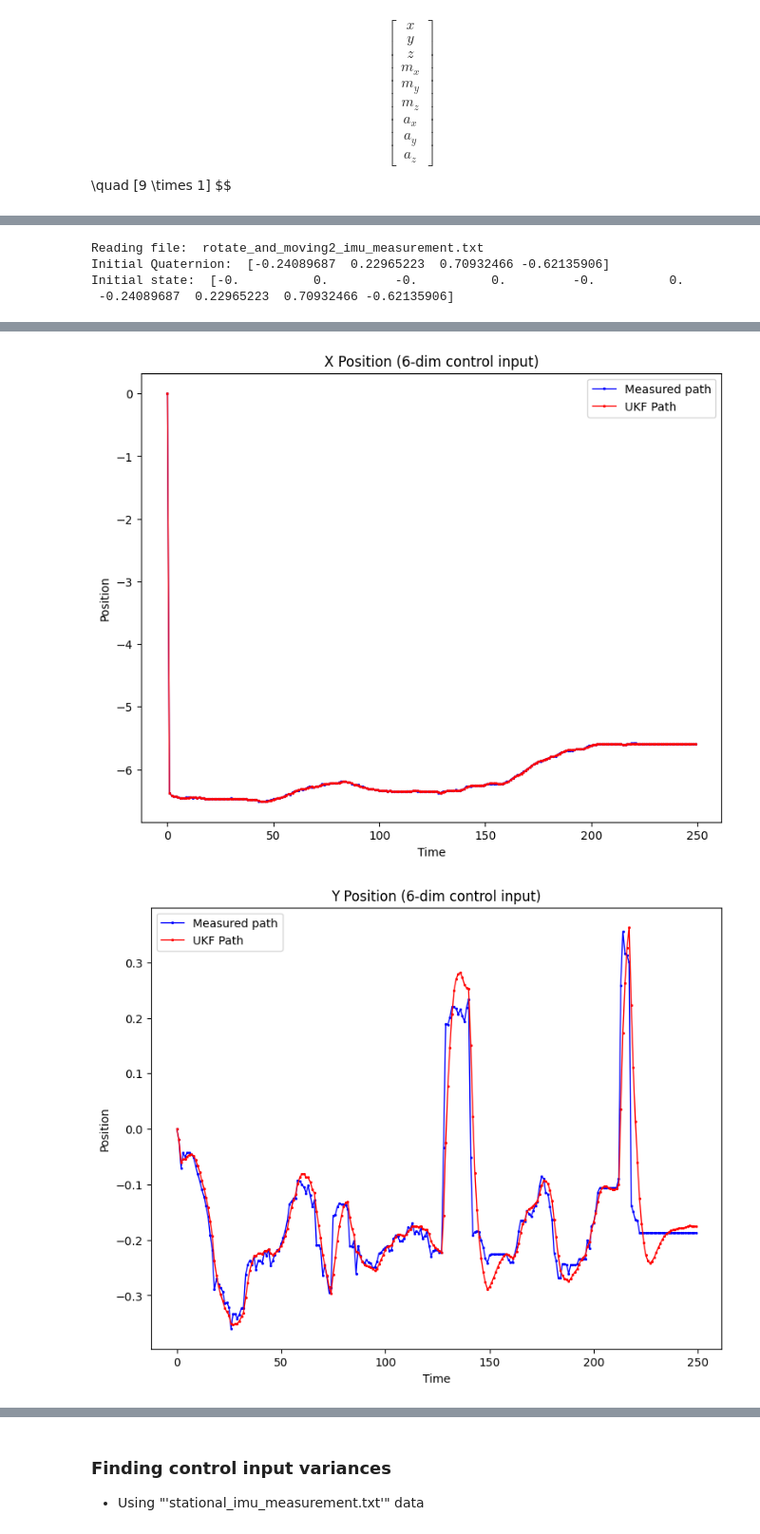
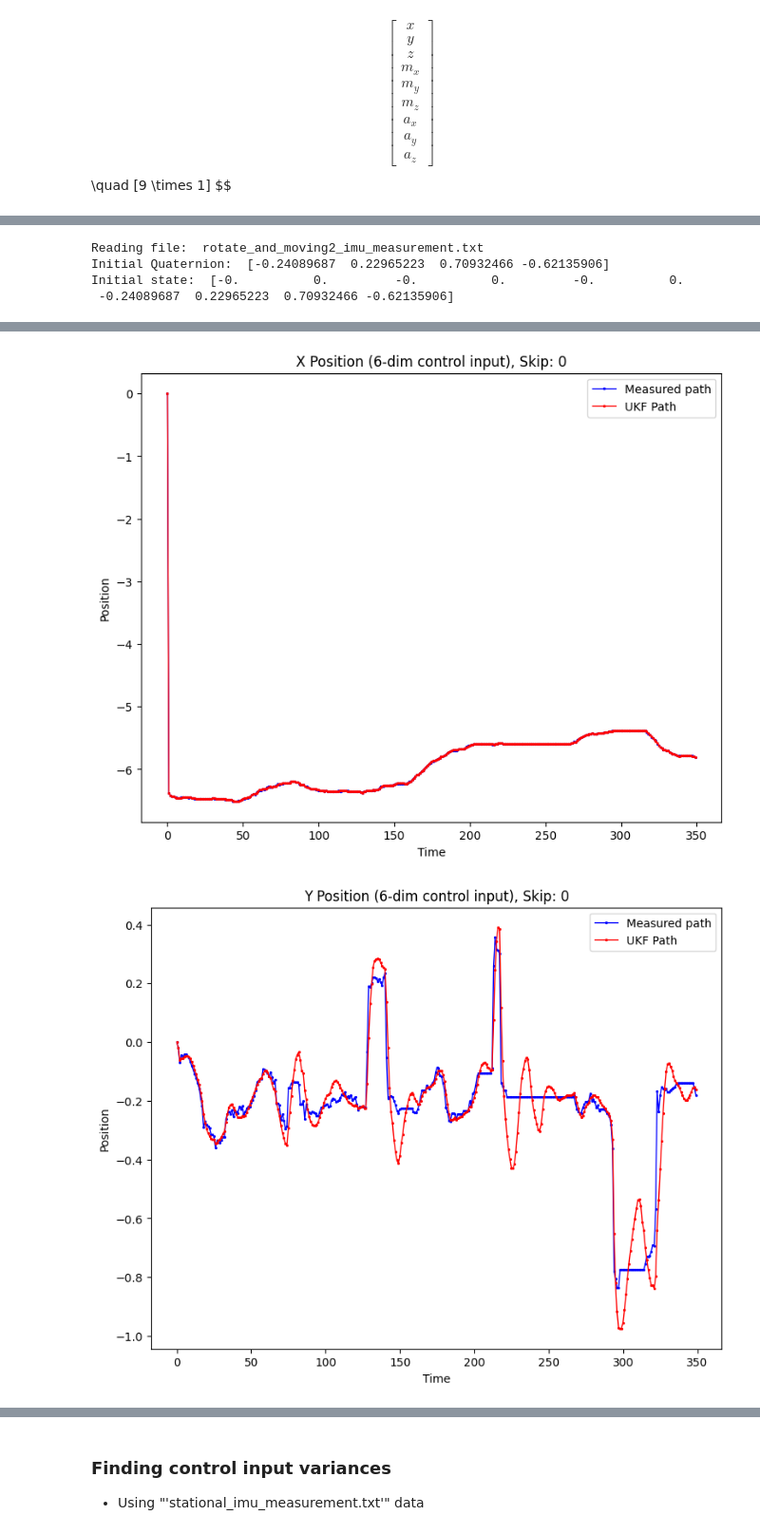
Before and after one commit to Jin00x/UKF_3D, a Jupyter notebook: ukf/ukf_3d_NED_6_dim_u.ipynb, the cells around one changed output, grey strips where cells are left out. Shown: that part at 95% size. Saved outputs shown, nothing was run; the diff lists cells and outputs as text; code cells hidden in the pictures.

Commit message:
Added Test of Gyro var calibration for dynamic motion

```diff
--- a/ukf/ukf_3d_NED_6_dim_u.ipynb
+++ b/ukf/ukf_3d_NED_6_dim_u.ipynb
@@ -88,7 +87,7 @@ def fx(sigma, dt, u):
 
     pos = np.array([x, y, z])
     vel = np.array([vx, vy, vz])
-    acc = np.array([ax, ay, az]) * g
+    acc = np.array([ax, ay, az])
     quat = np.array([q0, q1, q2, q3])
 
     # normalizing wouldn't hurt
@@ -107,7 +106,7 @@ def fx(sigma, dt, u):
     acc_global = R @ acc + init_g.ravel()
 
     # update position, and velocity in global frame
-    new_pos = pos + vel * dt + 0.5 * acc_global * dt**2
+    new_pos = pos + vel * dt + 0.5 * acc_global * (dt**2)
     new_vel = vel + acc_global * dt
 
     # update quaternion
@@ -144,11 +143,11 @@ def hx(sigma, acc, init_mag):
     pred_g = acc / acc_norm
 
     # TODO: Do we only check if acc_norm is close to stationary?
-    # if acc_norm >= 0.98 and acc_norm <= 1.02:
-    if True:
-        init_g = np.array([
+    if acc_norm >= (0.98 * g) and acc_norm <= (1.02 * g):
+    # if True:
+        init_g = g * np.array([
             [0.01],
-            [0.02],
+            [0.01],
             [0.99]
         ])
         pred_g = R.T @ init_g
@@ -326,14 +325,21 @@ quat_std = 0.6
 
 #-----------------Calibrated Variances-----------------#
 
-a_var = 0.0016473824699764314 # mean of x, y, z since they are close
-wx_var = 0.001958710398893773
-wy_var = 0.0012191127947227133
-wz_var = 0.0012058519896844583
+ax_var = 0.0016658880362581737
+ay_var = 0.0014447859371344522
+az_var = 0.0018314734365366685
+
+wx_var = 3.4186534199823104e-05
+wy_var = 2.1289448355532706e-05
+wz_var = 2.09939873262611e-05
+
+# wx_var = 0.001958710398893773
+# wy_var = 0.0012191127947227133
+# wz_var = 0.0012058519896844583
 
 x_measurement_var = 3.5140257117854756e-06
 y_measurement_var = 0.00011835920792969562
-z_measurement_var = 0.0012443314179301729
+z_measurement_var = 0.0012443314179301729 / 6
 
 mx_var = 0.43205725237431103
 my_var = 0.5172368921273852
@@ -345,7 +351,7 @@ ukf = UKF(
     dt=dt,
     hx=hx,
     fx=fx,
-    points=MerweScaledSigmaPoints(n=dim_x, alpha=0.1, beta=2., kappa=-1)
+    points=MerweScaledSigmaPoints(n=dim_x, alpha=0.1, beta=2., kappa=-7)
 )
 
 # ukf.x = np.array([0, 0, 0, 0, 0, 0, *init_quat])
@@ -361,9 +367,9 @@ ukf.R = np.diag([
     mx_var,
     my_var,
     mz_var,
-    a_var,
-    a_var,
-    a_var,
+    ax_var,
+    ay_var,
+    az_var,
 ])
 
 # Control input noise
@@ -374,9 +380,9 @@ Q0 = np.array([
     [wx_var, 0, 0, 0, 0, 0],
     [0, wy_var, 0, 0, 0, 0],
     [0, 0, wz_var, 0, 0, 0],
-    [0, 0, 0, a_var, 0, 0],
-    [0, 0, 0, 0, a_var, 0],
-    [0, 0, 0, 0, 0, a_var],
+    [0, 0, 0, ax_var, 0, 0],
+    [0, 0, 0, 0, ay_var, 0],
+    [0, 0, 0, 0, 0, az_var],
 ])
 ukf.Q = get_Q_noise_calibrated(dt, Q0, init_quat)
 
@@ -413,12 +419,20 @@ for line in lines[1: ]:
         math.radians(wy),
         math.radians(wz)
     )
-    ax, ay, az = (
-        ax / g,
-        ay / g,
-        az / g
-    )
     u = np.array([wx, wy, wz, ax, ay, az])
+
+    # Q noise calibration for dynamc motion
+    wx_cal_var = 0.0003*(wx ** 4) + 0.0005*(wx ** 3) + 0.0003*(wx ** 2) + wx_var
+    wy_cal_var = 0.0003*(wy ** 4) + 0.0005*(wy ** 3) + 0.0003*(wy ** 2) + wy_var
+    wz_cal_var = 0.0003*(wz ** 4) + 0.0005*(wz ** 3) + 0.0003*(wz ** 2) + wz_var
+    Q0 = np.array([
+        [wx_cal_var, 0, 0, 0, 0, 0],
+        [0, wy_cal_var, 0, 0, 0, 0],
+        [0, 0, wz_cal_var, 0, 0, 0],
+        [0, 0, 0, ax_var, 0, 0],
+        [0, 0, 0, 0, ay_var, 0],
+        [0, 0, 0, 0, 0, az_var],
+    ])
     ukf.Q = get_Q_noise_calibrated(dt, Q0, ukf.x[-4: ])
 
     ukf.predict(
@@ -462,7 +476,7 @@ for line in lines[1: ]:
     predicted_coords[2].append(z)
     ranges_predicted.append(math.sqrt(x**2 + y**2 + z**2))
 
-    if len(predicted_coords[0]) >= 250:
+    if len(predicted_coords[0]) >= 350:
         break
 
 plot_path(
@@ -472,31 +486,31 @@ plot_path(
     predicted_coords[0],
     predicted_coords[1],
     predicted_coords[2],
-    title='3D Path (6-dim control input)'
+    title=f'3D Path (6-dim control input), Skip: {count_limit}'
 )
 
 plot_1d_path(
     ranges_measured,
     ranges_predicted,
-    title='Range (6-dim control input)'
+    title=f'Range (6-dim control input), Skip: {count_limit}'
 )
 
 plot_1d_path(
     measurement_coords[0],
     predicted_coords[0],
-    title='X Position (6-dim control input)'
+    title=f'X Position (6-dim control input), Skip: {count_limit}'
 )
 
 plot_1d_path(
     measurement_coords[1],
     predicted_coords[1],
-    title='Y Position (6-dim control input)'
+    title=f'Y Position (6-dim control input), Skip: {count_limit}'
 )
 
 plot_1d_path(
     measurement_coords[2],
     predicted_coords[2],
-    title='Z Position (6-dim control input)'
+    title=f'Z Position (6-dim control input), Skip: {count_limit}'
 )
 # %% [output]
 Reading file:  rotate_and_moving2_imu_measurement.txt
@@ -508,2 +522,2 @@ Initial state:  [-0.          0.         -0.          0.         -0.          0.
-[figure, old version]
+[figure, new version]
-[figure, old version]
+[figure, new version]
```
Also changed, not shown: parts of 9 cells of this notebook.
